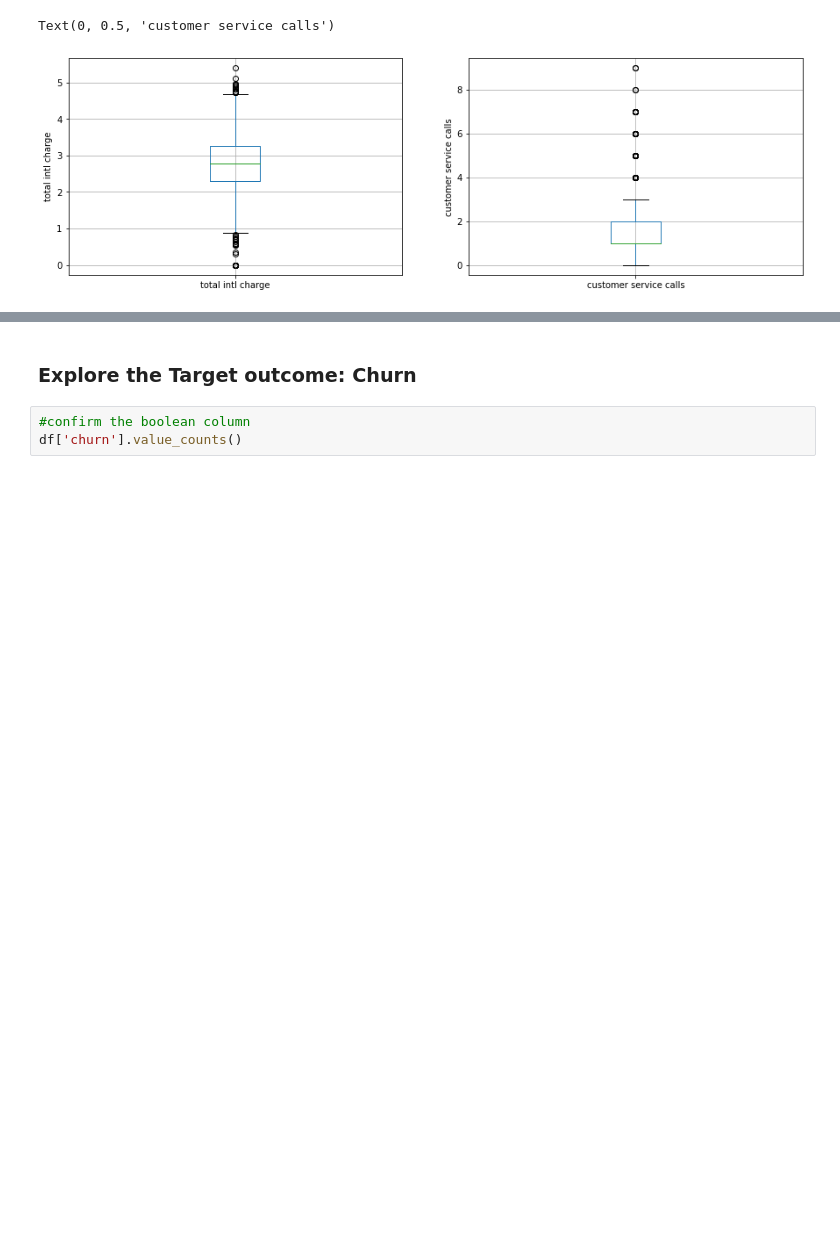
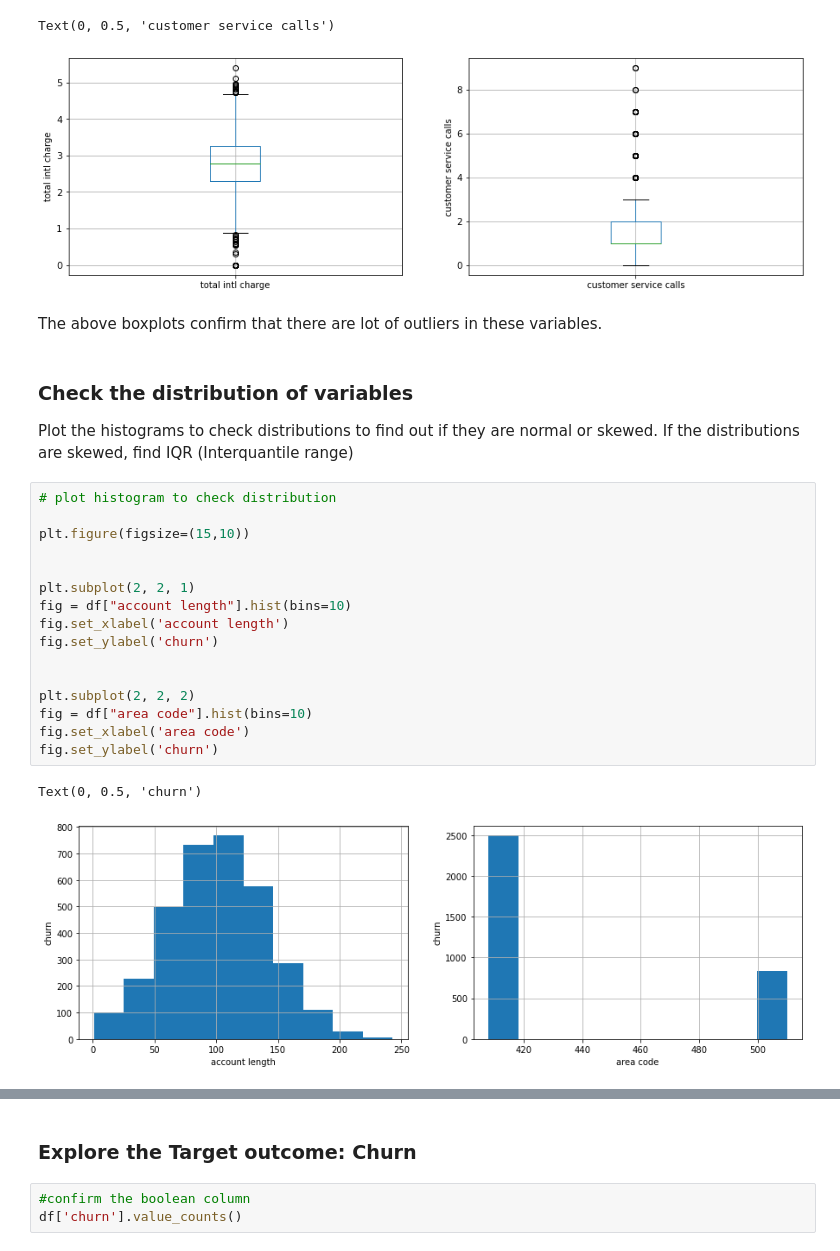
Before and after one commit to NicholasKIRUI/Moringa-Data-Science-Course-Phase-3-Project, a Jupyter notebook: index.ipynb, the cells around one changed output, grey strips where cells are left out. Cells and saved outputs as stored; diff of their text form; blank space fills up the shorter version.

```diff
--- a/index.ipynb
+++ b/index.ipynb
@@ -734,3 +734,29 @@ fig.set_ylabel('customer service calls')
 # %% [output]
 Text(0, 0.5, 'customer service calls')
 [figure]
+# %% [markdown]
+The above boxplots confirm that there are lot of outliers in these variables.
+# %% [markdown]
+### Check the distribution of variables
+
+
+Plot the histograms to check distributions to find out if they are normal or skewed. If the distributions are skewed, find IQR (Interquantile range)
+# %%
+# plot histogram to check distribution
+
+plt.figure(figsize=(15,10))
+
+
+plt.subplot(2, 2, 1)
+fig = df["account length"].hist(bins=10)
+fig.set_xlabel('account length')
+fig.set_ylabel('churn')
+
+
+plt.subplot(2, 2, 2)
+fig = df["area code"].hist(bins=10)
+fig.set_xlabel('area code')
+fig.set_ylabel('churn')
+# %% [output]
+Text(0, 0.5, 'churn')
+[figure, added]
```
Also changed, not shown: parts of 29 cells of this notebook.
